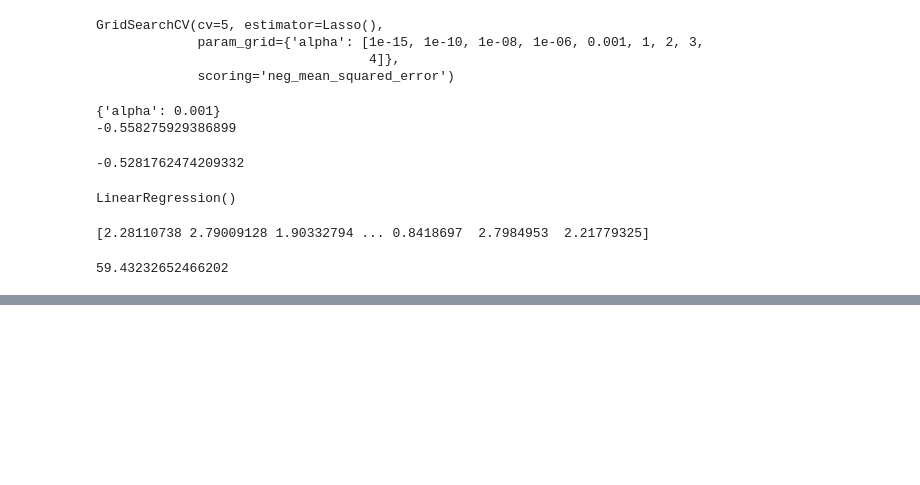
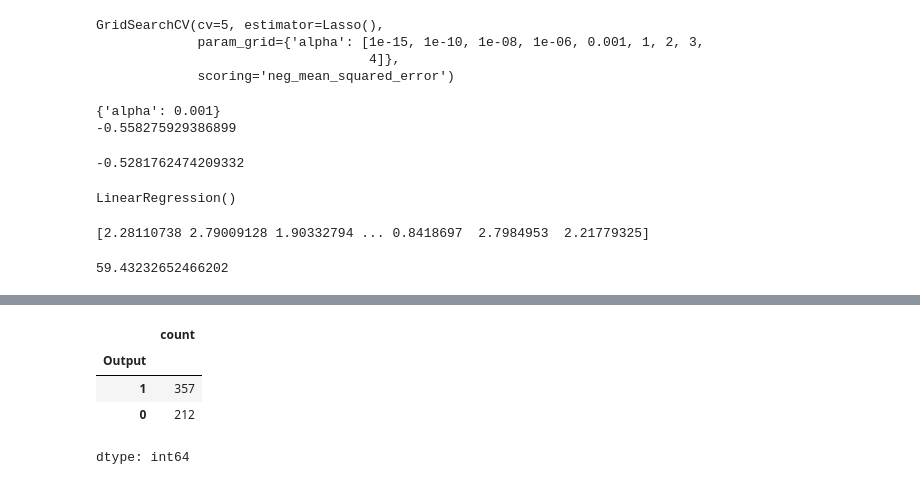
Before and after one commit to Adarsh1826/ml, a Jupyter notebook: algo.ipynb, the cells around one changed output, grey strips where cells are left out. Saved outputs shown, nothing was run; the diff lists cells and outputs as text; code cells hidden in the pictures; blank space fills up the shorter version.

```diff
--- a/algo.ipynb
+++ b/algo.ipynb
@@ -183,0 +237,9 @@ print(r2_score*100)
+# %%
+## balacing zeroes and ones
+y1.value_counts()
+# %% [output]
+|  | count |
+| Output |  |
+| 1 | 357 |
+| 0 | 212 |
+dtype: int64
```
Also changed, not shown: parts of 11 cells of this notebook.
